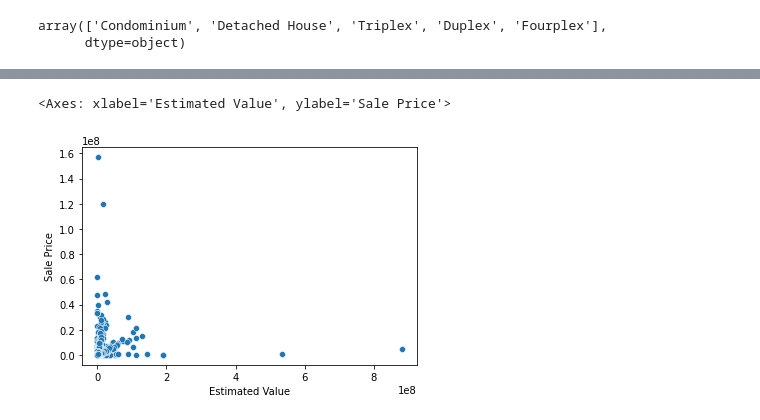
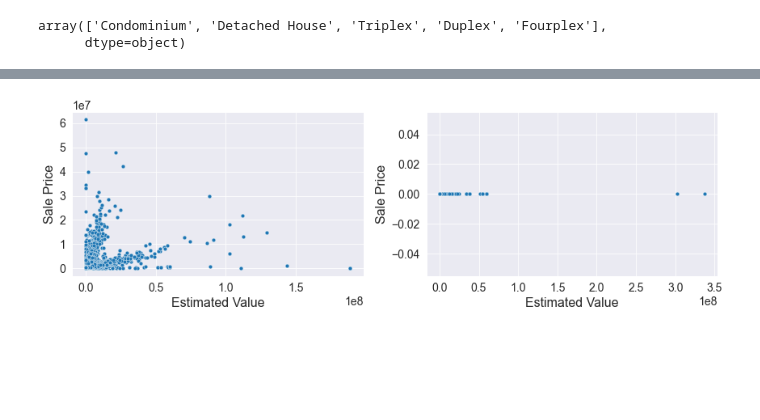
Before and after one commit to Muhammad-Sheraz-ds/AI-Property-Profit-Maximizer, a Jupyter notebook: Optimizing_Profits.ipynb, the cells around one changed output, grey strips where cells are left out. Saved outputs shown, nothing was run; the diff lists cells and outputs as text; code cells hidden in the pictures; blank space fills up the shorter version.

```diff
--- a/Optimizing_Profits.ipynb
+++ b/Optimizing_Profits.ipynb
@@ -854,8 +853,8 @@ df_test['specifications']
 43953    In 2023, this residential located in Milford a...
 Name: specifications, Length: 43954, dtype: object
 # %%
-df.drop(columns=['specifications','day','month','Address'],inplace=True)
-df_test.drop(columns=['specifications','day','month','Address'],inplace=True)
+df.drop(columns=['specifications','day','month','Address','Locality'],inplace=True)
+df_test.drop(columns=['specifications','day','month','Address','Locality'],inplace=True)
 # %%
 df.head()
 # %% [output]
@@ -1047,6 +1042,0 @@ df_test[df_test['carpet_area']<=lower_limit].shape[0]/df_test.shape[0]*100
-# %%
-df['carpet_area']= np.where(df['carpet_area'] >upper_limit,upper_limit,df['carpet_area'])
-df_test['carpet_area']= np.where(df_test['carpet_area'] <=lower_limit,upper_limit,df_test['carpet_area'])
-# %%
-df['carpet_area']= np.where(df['carpet_area'] >upper_limit,lower_limit,df['carpet_area'])
-df_test['carpet_area']= np.where(df_test['carpet_area'] <=lower_limit,lower_limit,df_test['carpet_area'])
@@ -1163,0 +1103,2 @@ sns.scatterplot(x=df_reset['carpet_area'], y=df_reset['Sale Price'])
+# %%
+df = df[df['Sale Price']<0.7e8]
@@ -1164,5 +1126,12 @@ sns.scatterplot(x=df_reset['carpet_area'], y=df_reset['Sale Price'])
 # %%
-sns.scatterplot(x=df['Estimated Value'],y=df['Sale Price'])
+
+fig, axes = plt.subplots(1, 2, figsize=(12, 4))
+
+sns.scatterplot(x=df['Estimated Value'],y=df['Sale Price'], ax=axes[0])
+
+sns.scatterplot(x=df_test['Estimated Value'],y=df_test['Sale Price'], ax=axes[1])
+
+plt.tight_layout()
+plt.show()
 # %% [output]
-<Axes: xlabel='Estimated Value', ylabel='Sale Price'>
-[figure, old version]
+[figure, new version]
```
Also changed, not shown: parts of 52 cells of this notebook.
